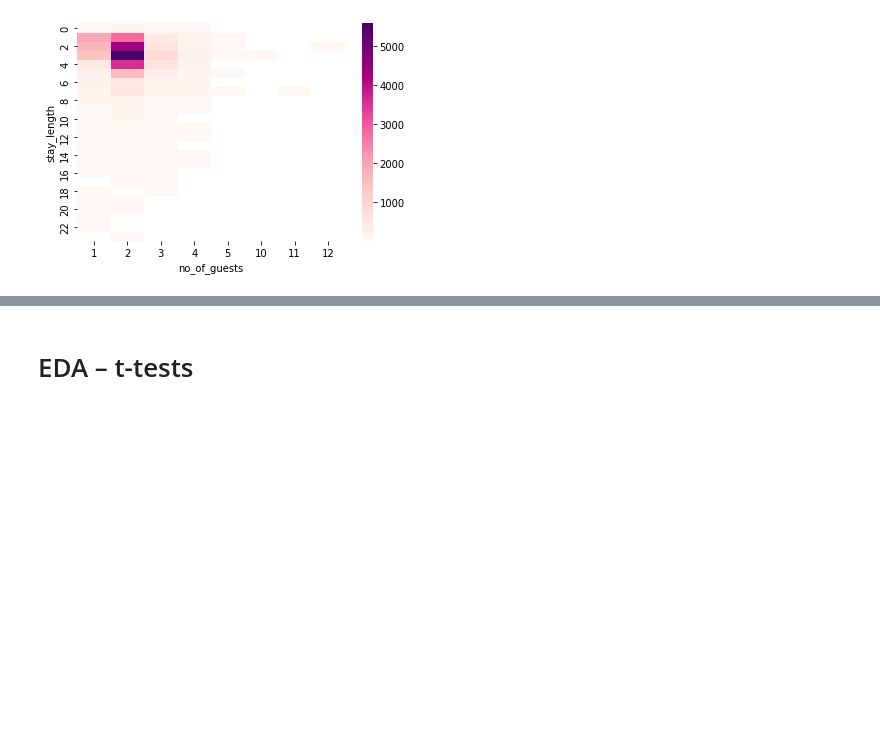
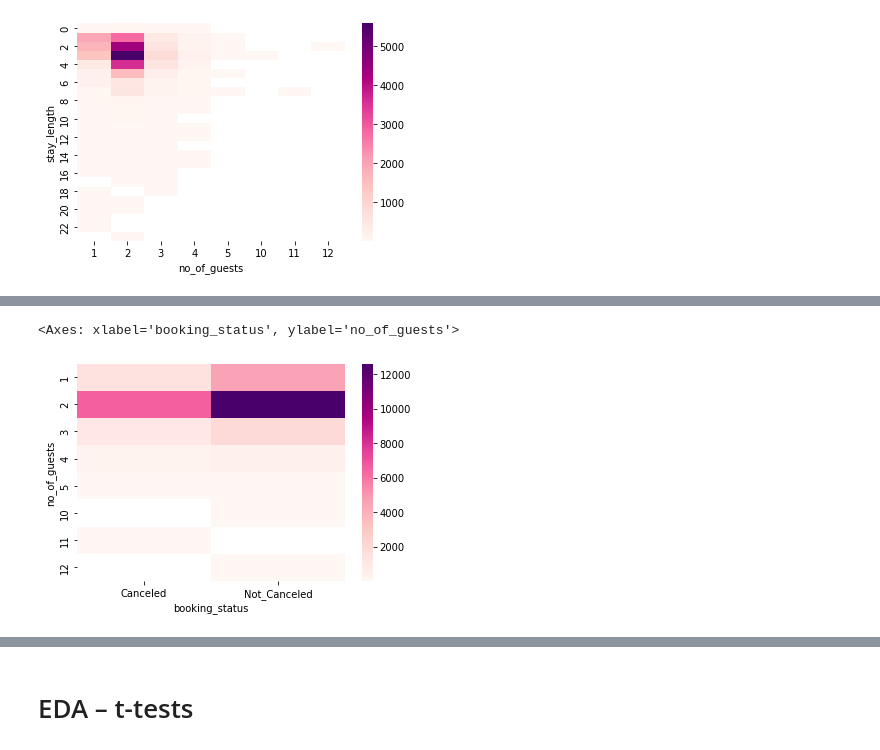
Before and after one commit to karriechou/inf2179-ml-challenge, a Jupyter notebook: KarrieChou_inf2179_ml_challenge_code.ipynb, the cells around one changed output, grey strips where cells are left out. Saved outputs shown, nothing was run; the diff lists cells and outputs as text; code cells hidden in the pictures; blank space fills up the shorter version.

```diff
--- a/KarrieChou_inf2179_ml_challenge_code.ipynb
+++ b/KarrieChou_inf2179_ml_challenge_code.ipynb
@@ -134,0 +132,6 @@ Name: market_segment_type_onehot, dtype: int64
+# %%
+no_guests_and_cancellations = pd.pivot_table(data = training_data, values = "Booking_ID", columns = "booking_status", index = "no_of_guests", aggfunc = "count")
+sns.heatmap(no_guests_and_cancellations, cmap = "RdPu")
+# %% [output]
+<Axes: xlabel='booking_status', ylabel='no_of_guests'>
+[figure, added]
```
Also changed, not shown: parts of 10 cells of this notebook.
